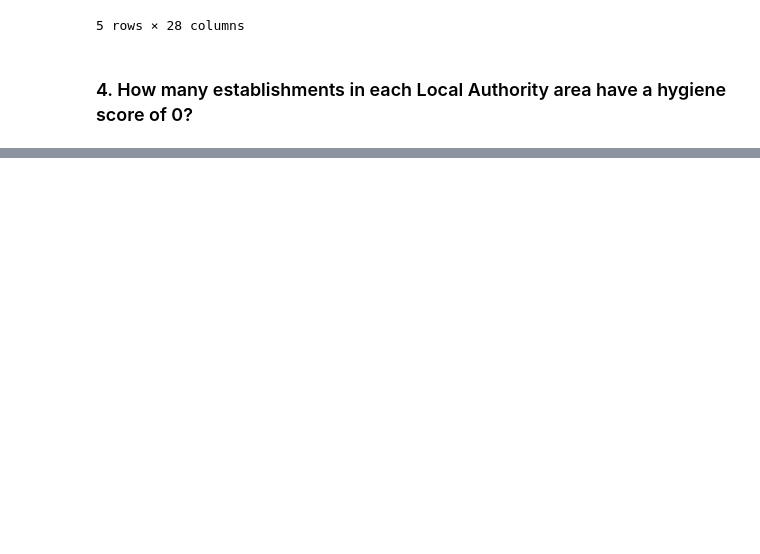
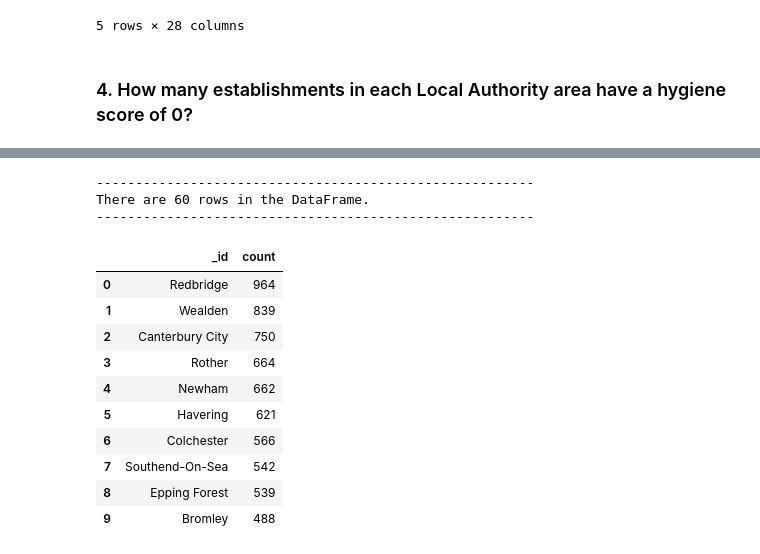
Before and after one commit to Saurabh-Lakhanpal/noSql-challenge, a Jupyter notebook: NoSQL_analysis.ipynb, the cells around one changed output, grey strips where cells are left out. Cells and saved outputs as stored; diff of their text form; code cells hidden in the pictures; blank space fills up the shorter version.

```diff
--- a/NoSQL_analysis.ipynb
+++ b/NoSQL_analysis.ipynb
@@ -229,9 +270,25 @@ establishment_searched_df
 # %%
 # Create a pipeline that:
 # 1. Matches establishments with a hygiene score of 0
+match_query = {'$match': {'scores.Hygiene': 5}}
+
 # 2. Groups the matches by Local Authority
+group_query = {'$group': {'_id': "$LocalAuthorityName", 'count': { '$sum': 1 }}}
+
 # 3. Sorts the matches from highest to lowest
+sort_values = {'$sort': { 'count': -1 }}
+
+# Put the pipeline together
+pipeline = [match_query, group_query, sort_values]
+
+# Run the pipeline through the aggregate method and save the results to a variable
+results = list(establishments.aggregate(pipeline))
 
 # Print the number of documents in the result
+print("Number of establishments 0 hygiene score : ", len(results))
+print('-------------------------------------------------------------------------------------')
+print('Top 10 Authorities with high number of Authorities having 0 hygiene score:')
 
 # Print the first 10 results
+for result in results[0:10]:
+    print("Local Authority: {:<20} Count: {}".format(result['_id'], result['count']))
@@ -238,6 +309,26 @@ establishment_searched_df
 # %%
 # Convert the result to a Pandas DataFrame
+low_hygiene_by_local_authorities = pd.DataFrame(results)
 
 # Display the number of rows in the DataFrame
+print("--------------------------------------------------------")
+print(f'There are {len(results_df)} rows in the DataFrame.')
+print("--------------------------------------------------------")
 
 # Display the first 10 rows of the DataFrame
+low_hygiene_by_local_authorities.head(10)
+# %% [output]
+--------------------------------------------------------
+There are 60 rows in the DataFrame.
+--------------------------------------------------------
+|  | _id | count |
+| 0 | Redbridge | 964 |
+| 1 | Wealden | 839 |
+| 2 | Canterbury City | 750 |
+| 3 | Rother | 664 |
+| 4 | Newham | 662 |
+| 5 | Havering | 621 |
+| 6 | Colchester | 566 |
+| 7 | Southend-On-Sea | 542 |
+| 8 | Epping Forest | 539 |
+| 9 | Bromley | 488 |
```
Also changed, not shown: parts of 6 cells of this notebook, 3 other files.
